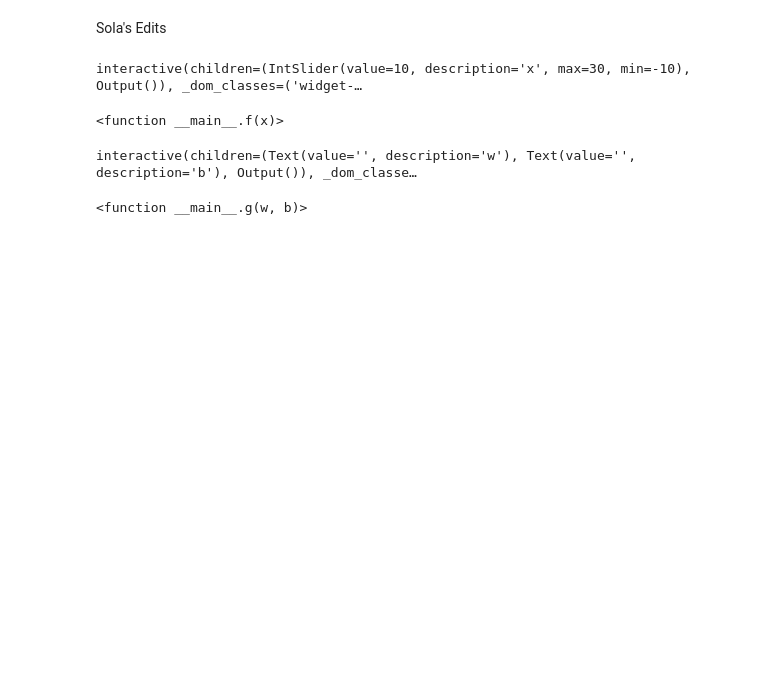
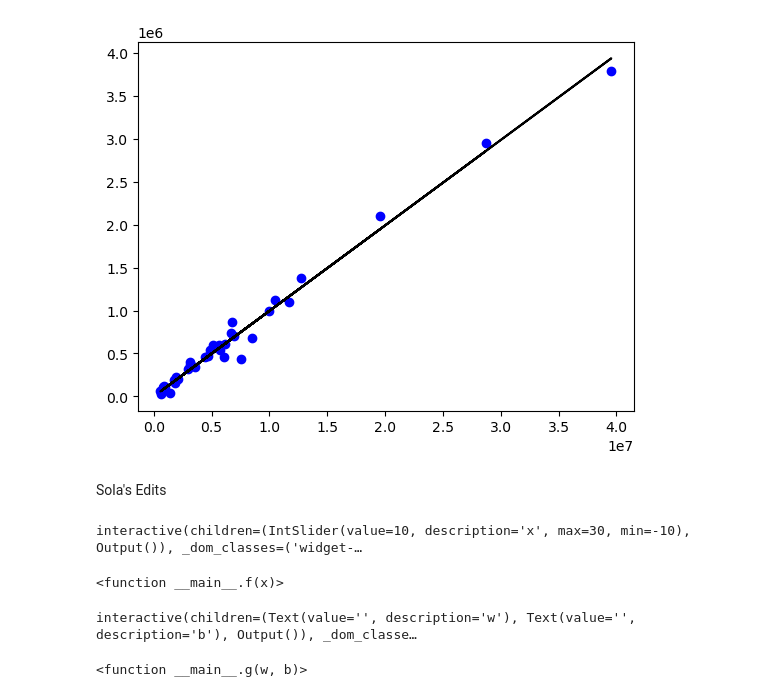
Before and after one commit to rupav02/AI_Project, a Jupyter notebook: Regression Algorithm.ipynb, the cells around one changed output. Cells and saved outputs as stored; diff of their text form; code cells hidden in the pictures; blank space fills up the shorter version.

```diff
--- a/Regression Algorithm.ipynb
+++ b/Regression Algorithm.ipynb
@@ -101,3 +158,21 @@ AttributeError: 'function' object has no attribute 'display'
+# %%
+#Plotting linear regression - can't seem to get this to work in the interactive section
+plt.ion()
+
+fig = plt.figure()
+ax = fig.add_subplot(111)
+line, = ax.plot(X_test, y_preds[0], 'b')
+step_size = iterations/num_image_updates
+
+for i in range(len(y_preds)):
+    if i % step_size == 0:
+        plt.clf()
+        plt.scatter(X_test, y_test, color ='b')
+        plt.plot(X_test, y_preds[i], color ='k')
+        IPython.display.display(plt.gcf())
+        IPython.display.clear_output(wait=True)
+# %% [output]
+[figure, added]
 # %% [markdown]
 Sola's Edits
 # %%
```
Also changed, not shown: parts of 9 cells of this notebook.
